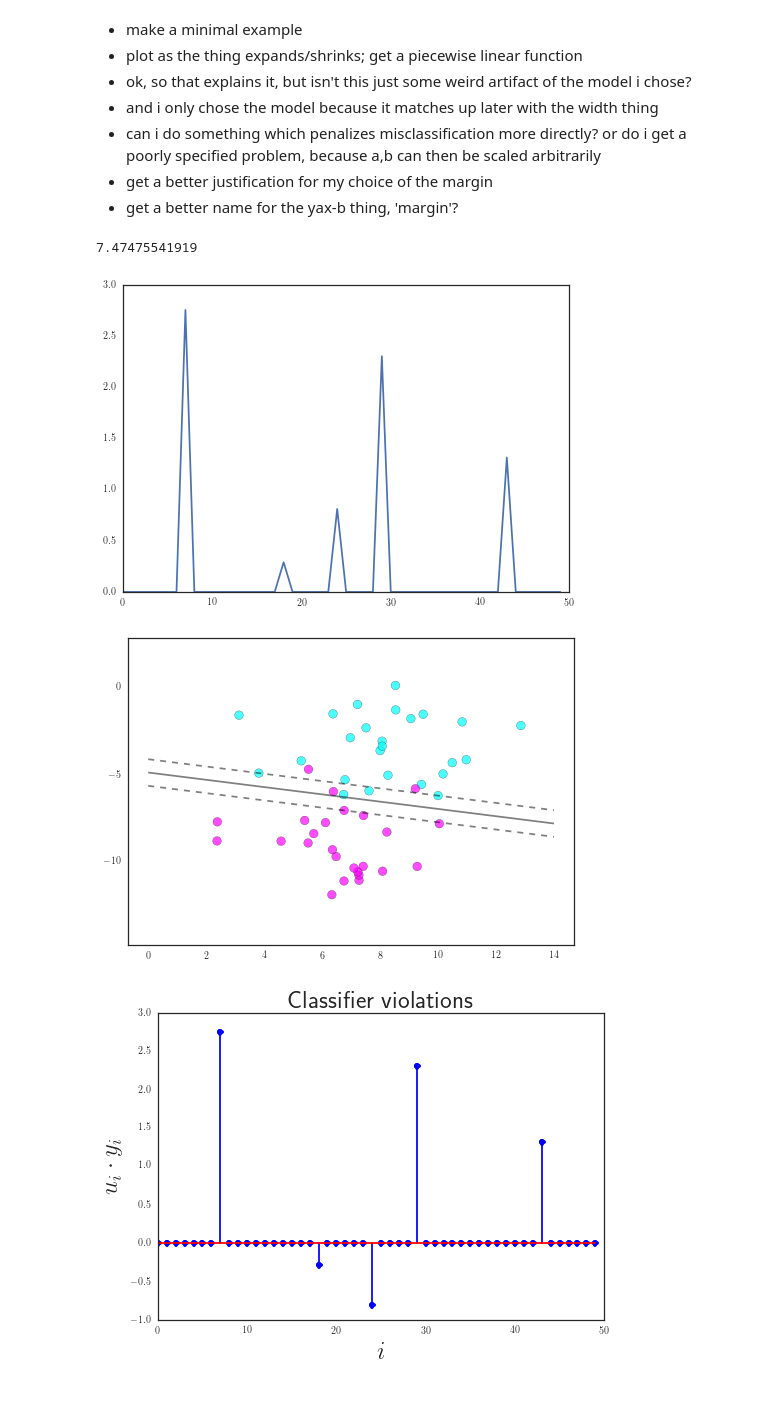
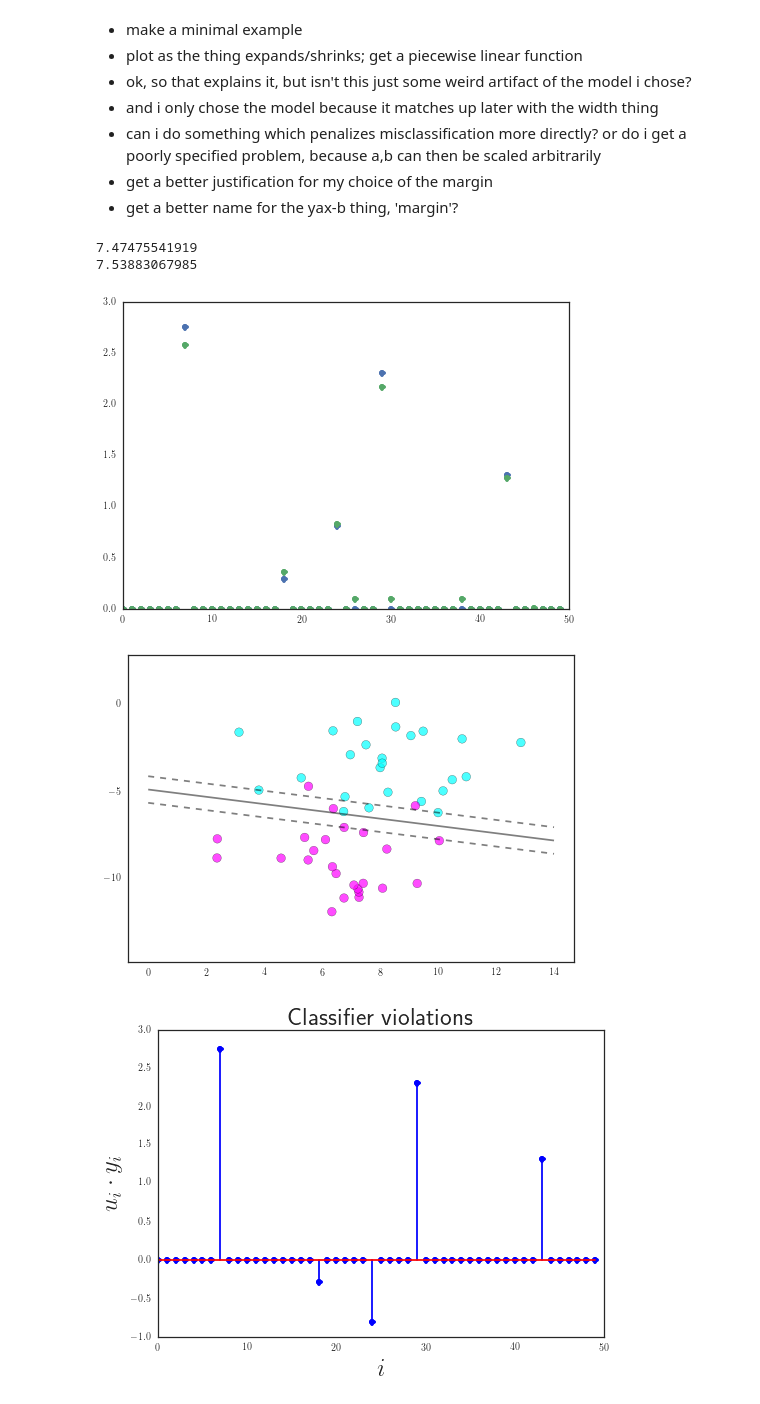
Before and after one commit to icme/cme252-optimization, a Jupyter notebook: lectures/svm/svm.ipynb, the cells around one changed output. Saved outputs shown, nothing was run; the diff lists cells and outputs as text; code cells hidden in the pictures.

```diff
--- a/lectures/svm/svm.ipynb
+++ b/lectures/svm/svm.ipynb
@@ -281,20 +298,23 @@ a,b can then be scaled arbitrarily
 # %%
 t = 1
 
 a2 = t*a
 b2 = t*b
 
-u = np.maximum(0,1-y*(X.dot(a2)-b2))
+u = [np.maximum(0,1-y*(X.dot(t*a)-(t*b))) for t in 1, .9, 1.1]
 
-print sum(u)
-plt.plot(u)
+print sum(u[0])
+print sum(u[1])
+plt.plot(u[0],'o')
+plt.plot(u[1], 'o')
 
 fig1 = plt.figure()
 
 myplot(X, y, a2, b2, margin=True, line_alpha=.5)
 # %% [output]
 7.47475541919
+7.53883067985
-[figure, old version]
+[figure, new version]
 [figure]
 # %%
 rc('text', usetex=True)
```
Also changed, not shown: parts of 15 cells of this notebook, 20 other files.
